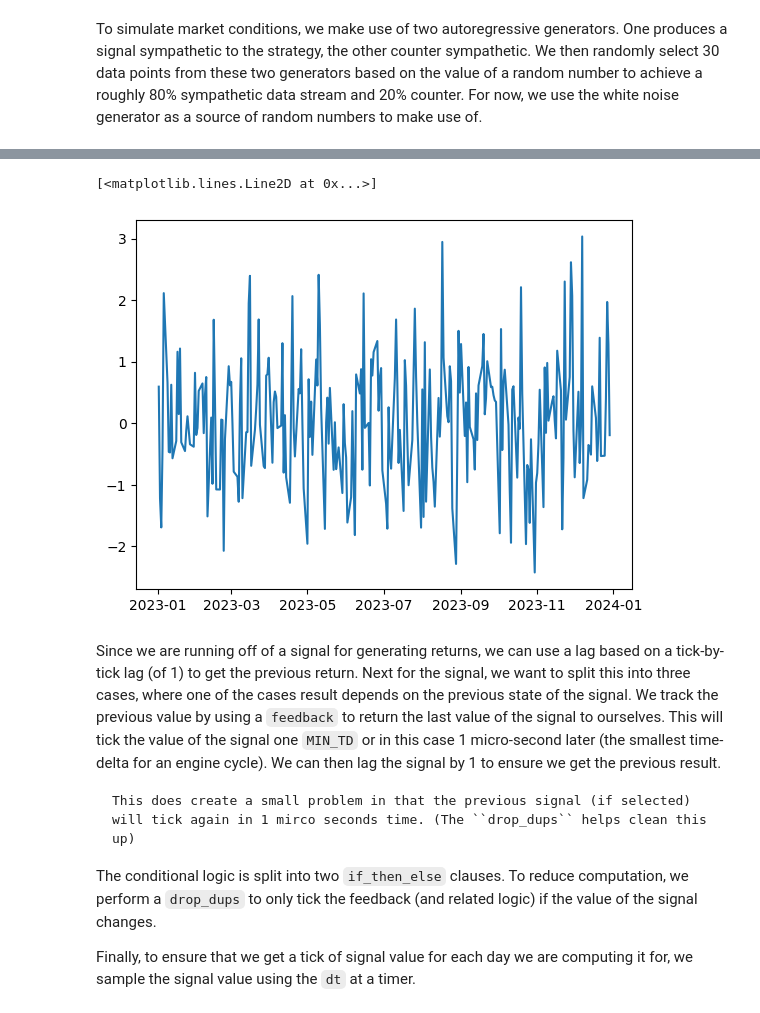
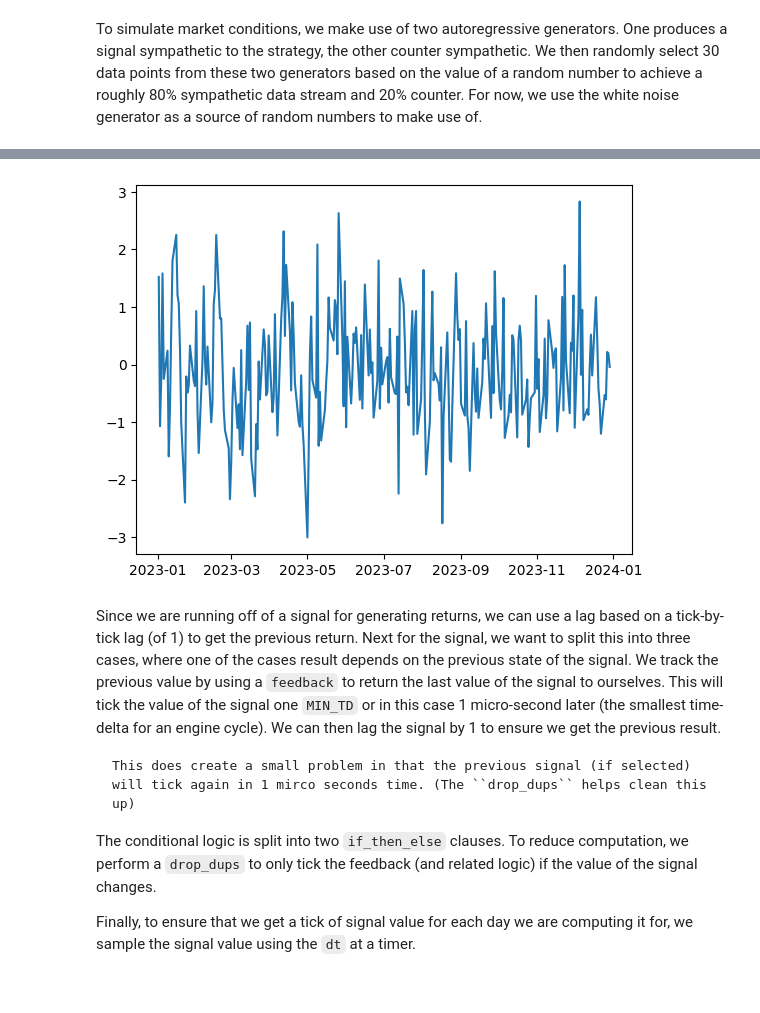
Before and after one commit to hhenson/hg_systematic, a Jupyter notebook: notebooks/power_autocorrelation_strategy.ipynb, the cells around one changed output, grey strips where cells are left out. Drawn from its saved outputs; the diff is of its cells as text; code cells hidden in the pictures.

```diff
--- a/notebooks/power_autocorrelation_strategy.ipynb
+++ b/notebooks/power_autocorrelation_strategy.ipynb
@@ -56,6 +50,5 @@ sampled_random_value = random_(if_true(sample_count % 30 == 0))  # Now we sample
 use_positive_signal = sampled_random_value <= 0.8
 returns = if_then_else(use_positive_signal, returns_positive, returns_negative)  # If less then 80% use the positive returns otherwise use negative returns.
 # %%
-values = returns.eval()
-returns_data = {"date": [v[0] for v in values], "value": [v[1] for v in values]}
+returns.plot()
 # %% [output]
@@ -65,8 +58,4 @@ returns_data = {"date": [v[0] for v in values], "value": [v[1] for v in values]}
+[figure, added]
-# %%
-plt.plot(returns_data["date"], returns_data["value"])
-# %% [output]
-[<matplotlib.lines.Line2D at 0x...>]
-[figure, removed]
 # %% [markdown]
 Since we are running off of a signal for generating returns, we can use a lag based on a tick-by-tick lag (of 1) to get the previous return.
 Next for the signal, we want to split this into three cases, where one of the cases result depends on the previous state of the signal.
```
Also changed, not shown: parts of 9 cells of this notebook, 2 other files.
